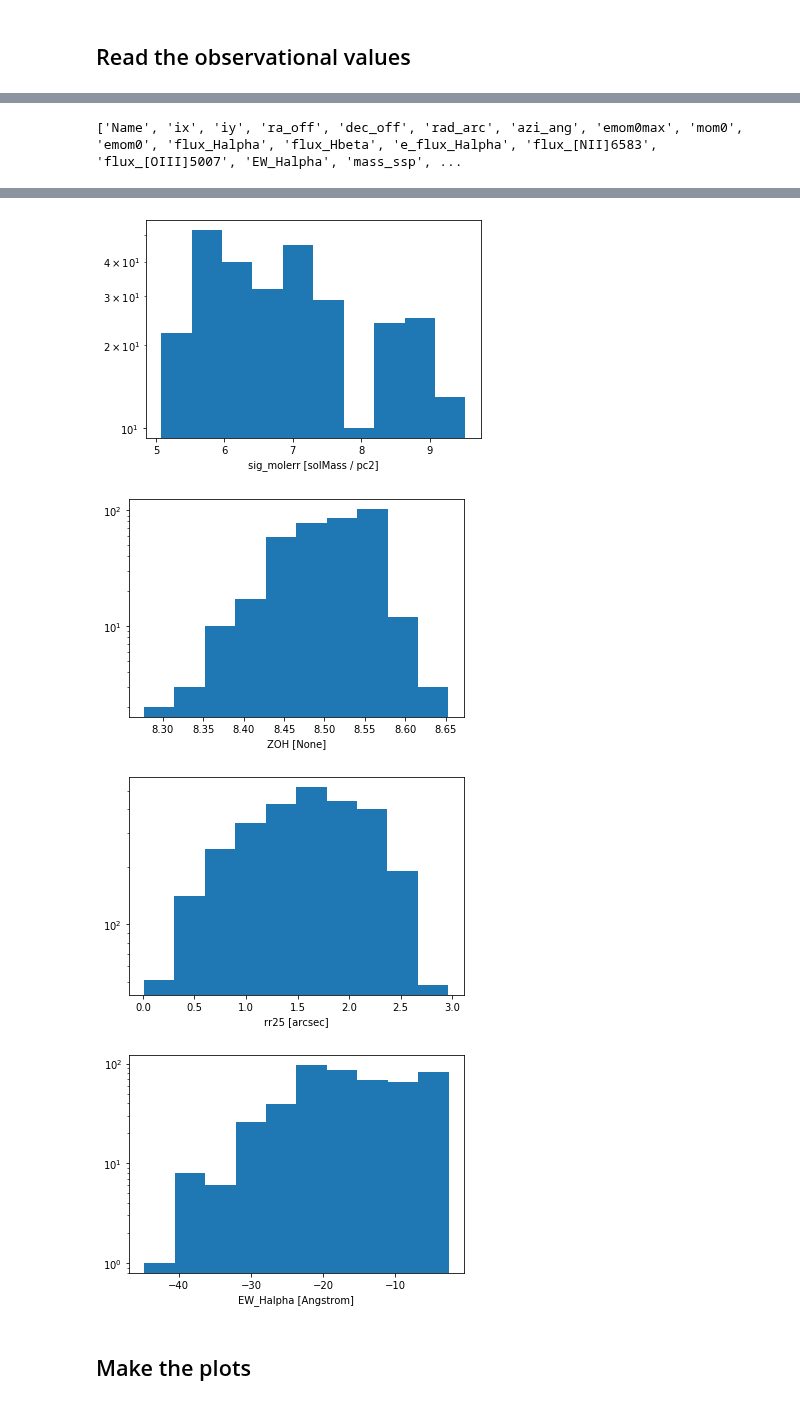
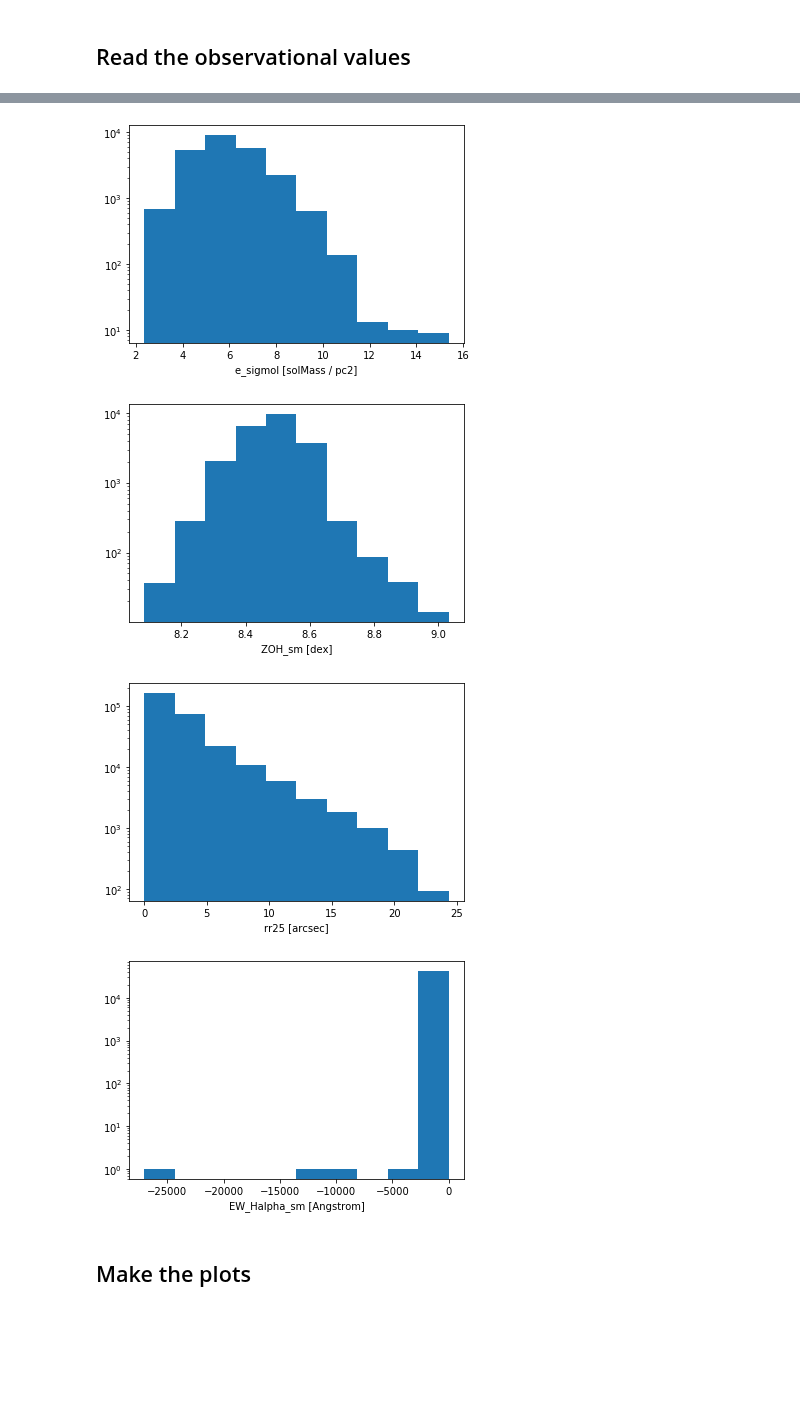
Before and after one commit to tonywong94/edge_pydb, a Jupyter notebook: demo_notebk/H2_vs_stars.ipynb, the cells around one changed output, grey strips where cells are left out. Drawn from its saved outputs; the diff is of its cells as text; code cells hidden in the pictures; blank space fills up the shorter version.

```diff
--- a/demo_notebk/H2_vs_stars.ipynb
+++ b/demo_notebk/H2_vs_stars.ipynb
@@ -18,20 +18,21 @@ np.seterr(divide='ignore', invalid='ignore')
 # %% [markdown]
 ## Read the observational values
 # %%
+fluxcols = ['Name','ix','iy','flux_Halpha_sm','flux_Hbeta_sm','e_flux_Halpha_sm',
+          'flux_[NII]6583_sm','flux_[OIII]5007_sm','EW_Halpha_sm','ZOH_sm']
+sspcols = ['Name','ix','iy','mass_ssp_sm','sigstar_sm']
 try:
     hatab = EdgeTable('edge.pipe3d.hdf5', path='flux_elines_sm',
-                      cols=['Name','ix','iy','flux_Halpha','flux_Hbeta',
-                            'e_flux_Halpha','flux_[NII]6583','flux_[OIII]5007','EW_Halpha'])
+                      cols=fluxcols)
     sttab = EdgeTable('edge.pipe3d.hdf5', path='SSP_sm',
-                      cols=['Name','ix','iy','mass_ssp'])
+                      cols=sspcols)
     cotab = EdgeTable('edge.comom_smo7.hdf5', path='smo')
     print('Working on full EDGE database')
 except:
     hatab = EdgeTable('NGC4047.pipe3d.hdf5', path='flux_elines_sm',
-                      cols=['Name','ix','iy','flux_Halpha','flux_Hbeta',
-                            'e_flux_Halpha','flux_[NII]6583','flux_[OIII]5007','EW_Halpha'])
+                  cols=fluxcols)
     sttab = EdgeTable('NGC4047.pipe3d.hdf5', path='SSP_sm',
-                      cols=['Name','ix','iy','mass_ssp'])
+                  cols=sspcols)
     cotab = EdgeTable('NGC4047.comom_smo7.hdf5', path='smo')
     print('Working on NGC 4047 data')
 # %% [output]
@@ -67,5 +51,8 @@ Calculated sig_molerr for 2809 points
 # %%
+# add a column for r/r25
 r25 = 0.5*(cotab['ledaD25'].quantity).to(u.arcsec)
-rr25 = Column(data=cotab['rad_arc']/r25.value, unit=None, name='rr25')
+rr25 = Column(data=cotab['rad_arc'].filled(np.nan)/r25.value, unit=None, name='rr25')
 print('Calculated {} for {} points'.format('rr25',len(rr25)))
+cotab.add_column(rr25)
+print(cotab.colnames)
 # %% [output]
@@ -73,10 +61,5 @@ Calculated rr25 for 2809 points
-# %%
-cotab.add_columns([sig_star, sig_mol, sig_molerr, ZOH, rr25])
-print(cotab.colnames)
-# %% [output]
-['Name', 'ix', 'iy', 'ra_off', 'dec_off', 'rad_arc', 'azi_ang', 'emom0max', 'mom0', 'emom0', 'flux_Halpha', 'flux_Hbeta', 'e_flux_Halpha', 'flux_[NII]6583', 'flux_[OIII]5007', 'EW_Halpha', 'mass_ssp', ...
 # %%
-for column in ['sig_star', 'sig_mol', 'sig_molerr', 'ZOH', 'rr25', 'EW_Halpha']:
+for column in ['sigstar_sm', 'sigmol', 'e_sigmol', 'ZOH_sm', 'rr25', 'EW_Halpha_sm']:
     not_nan = (~np.isnan(cotab[column]))
     plt.hist(cotab[column][not_nan],log=True)
     plt.xlabel(column+' ['+str(cotab[column].unit)+']')
@@ -88,7 +71,7 @@ for column in ['sig_star', 'sig_mol', 'sig_molerr', 'ZOH', 'rr25', 'EW_Halpha']:
-[figure, old version]
+[figure, new version]
-[figure, old version]
+[figure, new version]
-[figure, old version]
+[figure, new version]
-[figure, old version]
+[figure, new version]
 # %% [markdown]
 ## Make the plots
 # %%
```
Also changed, not shown: parts of 9 cells of this notebook, 17 other files.
